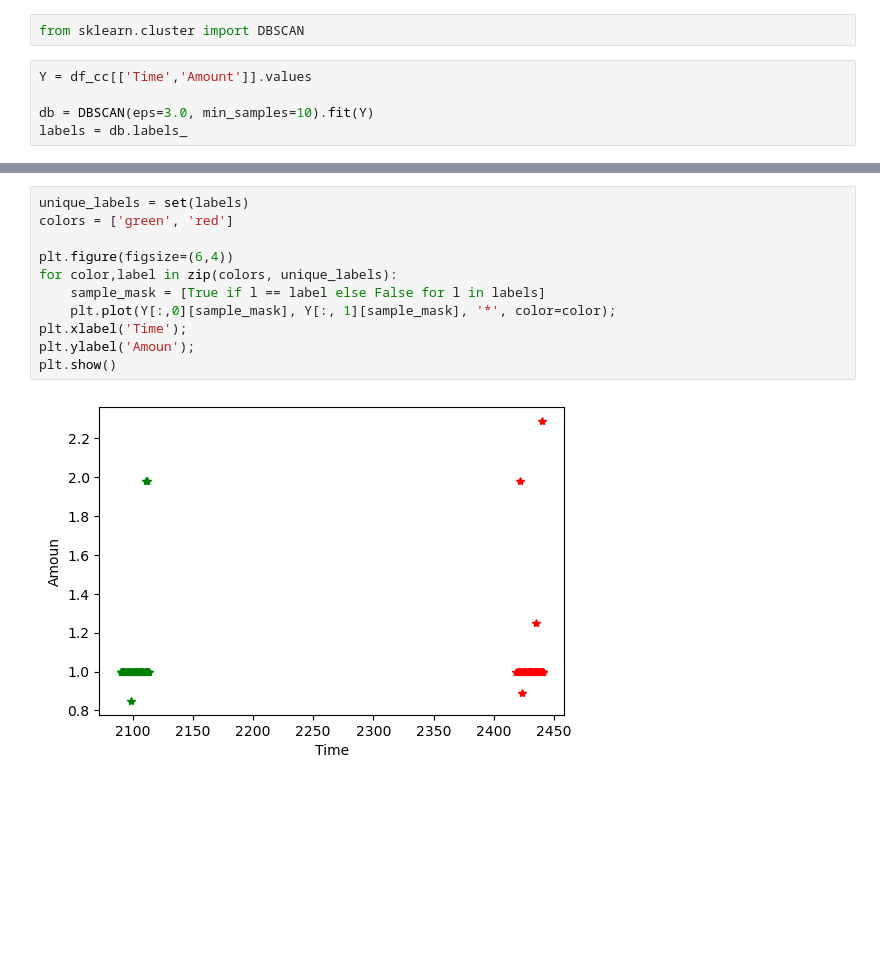
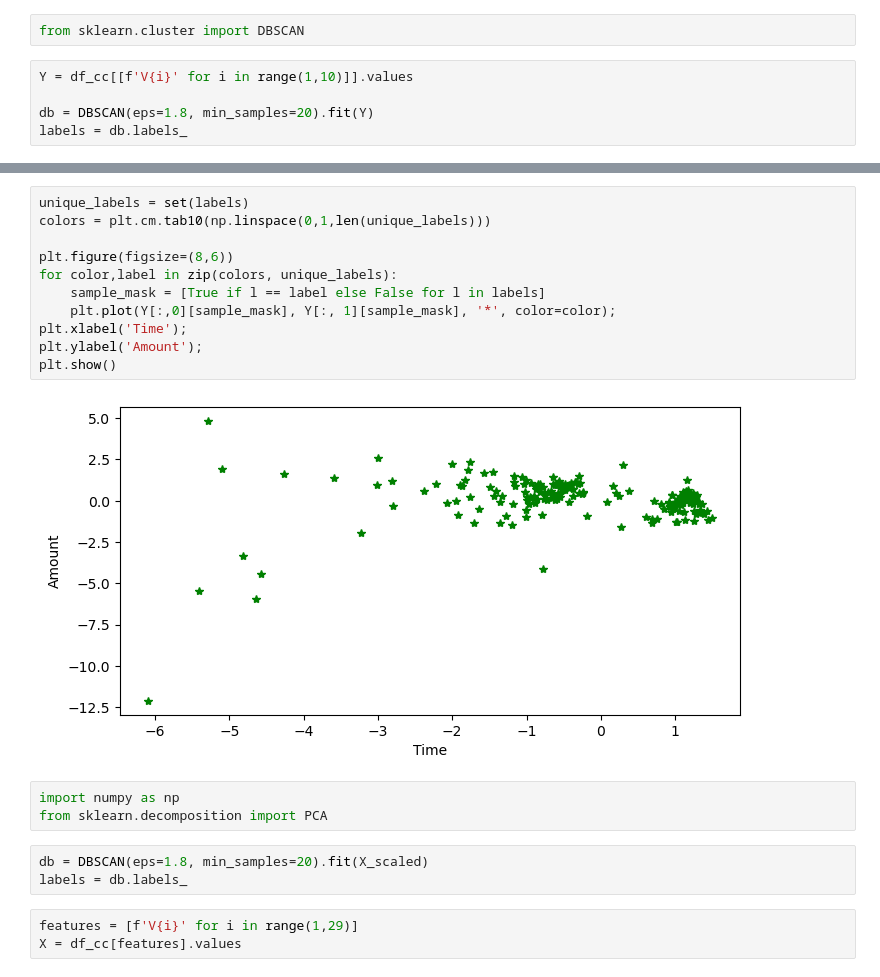
Before and after one commit to GabiRmz2025/MGRC_Herramientas_Aplicaciones_IA_2025, a Jupyter notebook: Modulo1/Actividad_2/Actividad2_IdentificacionDatos.ipynb, the cells around one changed output, grey strips where cells are left out. Saved outputs shown, nothing was run; the diff lists cells and outputs as text; blank space fills up the shorter version.

```diff
--- a/Modulo1/Actividad_2/Actividad2_IdentificacionDatos.ipynb
+++ b/Modulo1/Actividad_2/Actividad2_IdentificacionDatos.ipynb
@@ -438,9 +454,9 @@ plt.show()
 # %%
 from sklearn.cluster import DBSCAN
 # %%
-Y = df_cc[['Time','Amount']].values
+Y = df_cc[[f'V{i}' for i in range(1,10)]].values
 
-db = DBSCAN(eps=3.0, min_samples=10).fit(Y)
+db = DBSCAN(eps=1.8, min_samples=20).fit(Y)
 labels = db.labels_
 # %%
 pd.Series(labels).value_counts()
@@ -460,13 +467,22 @@ Name: count, Length: 154, dtype: int64
 # %%
 unique_labels = set(labels)
-colors = ['green', 'red']
+colors = plt.cm.tab10(np.linspace(0,1,len(unique_labels)))
 
-plt.figure(figsize=(6,4))
+plt.figure(figsize=(8,6))
 for color,label in zip(colors, unique_labels):
     sample_mask = [True if l == label else False for l in labels]
     plt.plot(Y[:,0][sample_mask], Y[:, 1][sample_mask], '*', color=color);
 plt.xlabel('Time');
-plt.ylabel('Amoun');
+plt.ylabel('Amount');
 plt.show()
 # %% [output]
-[figure, old version]
+[figure, new version]
+# %%
+import numpy as np
+from sklearn.decomposition import PCA
+# %%
+db = DBSCAN(eps=1.8, min_samples=20).fit(X_scaled)
+labels = db.labels_
+# %%
+features = [f'V{i}' for i in range(1,29)]
+X = df_cc[features].values
```
Also changed, not shown: parts of 13 cells of this notebook, 4 other files.
